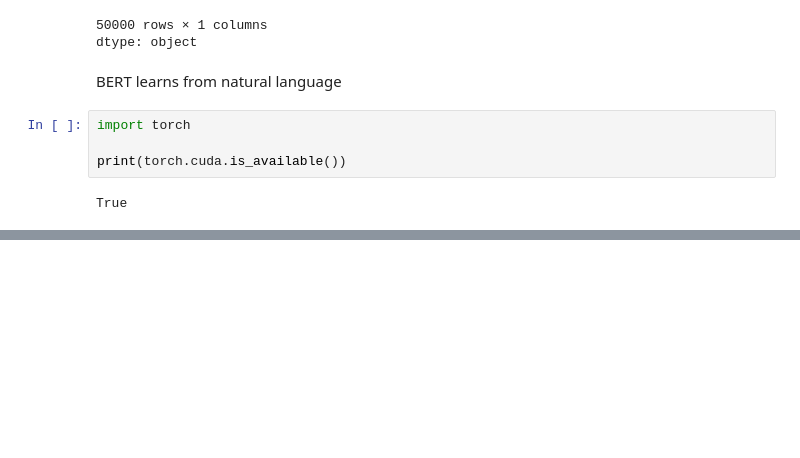
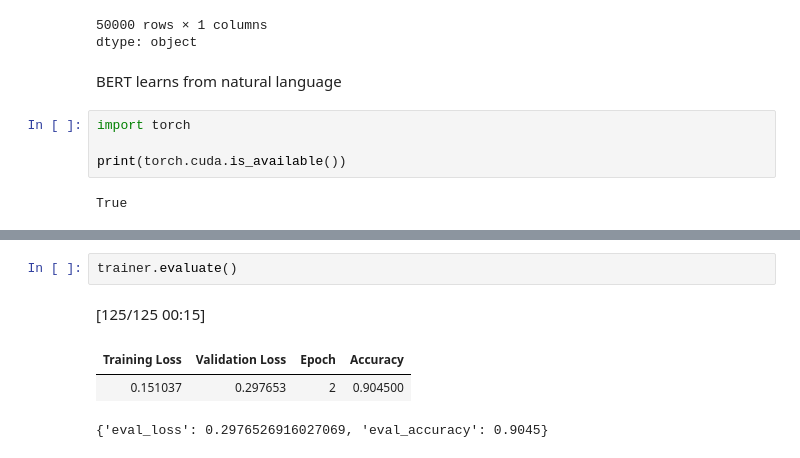
Before and after one commit to nehalnova/sentiment-analysis-, a Jupyter notebook: 01_IMDB_EDA.ipynb, the cells around one changed output, grey strips where cells are left out. Saved outputs shown, nothing was run; the diff lists cells and outputs as text; blank space fills up the shorter version.

```diff
--- a/01_IMDB_EDA.ipynb
+++ b/01_IMDB_EDA.ipynb
@@ -388,0 +641,7 @@ True
+# %%
+trainer.evaluate()
+# %% [output]
+[125/125 00:15]
+| Training Loss | Validation Loss | Epoch | Accuracy |
+| 0.151037 | 0.297653 | 2 | 0.904500 |
+{'eval_loss': 0.2976526916027069, 'eval_accuracy': 0.9045}
```
Also changed, not shown: parts of 19 cells of this notebook.
